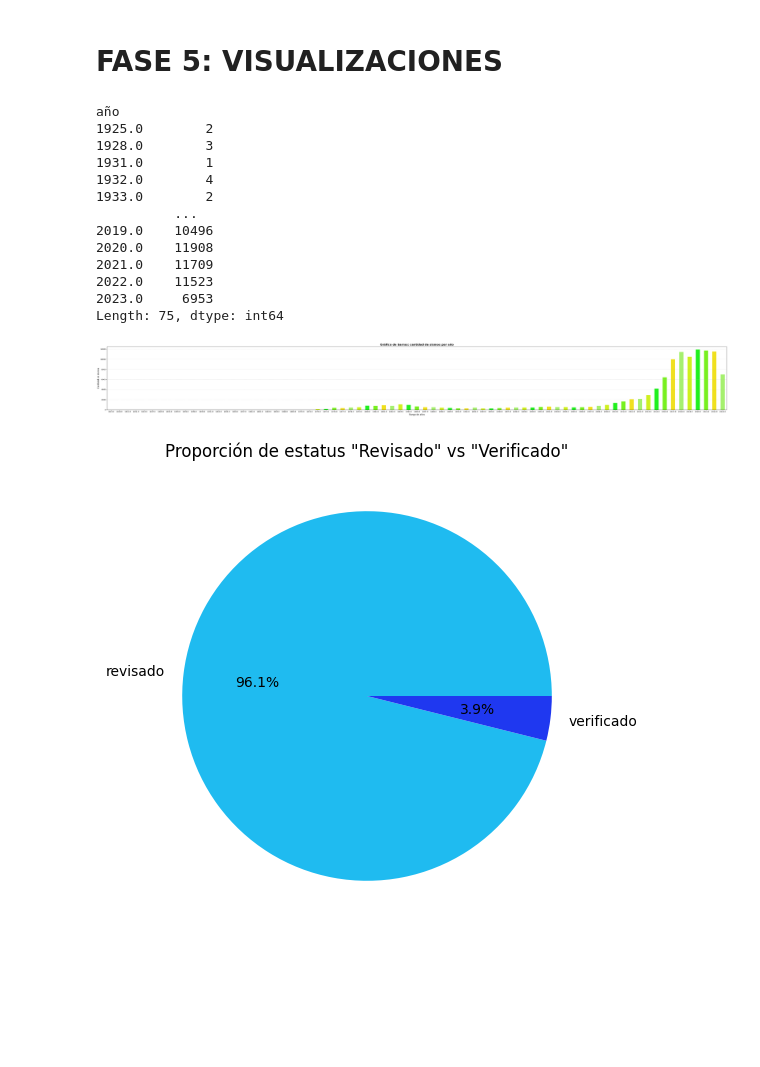
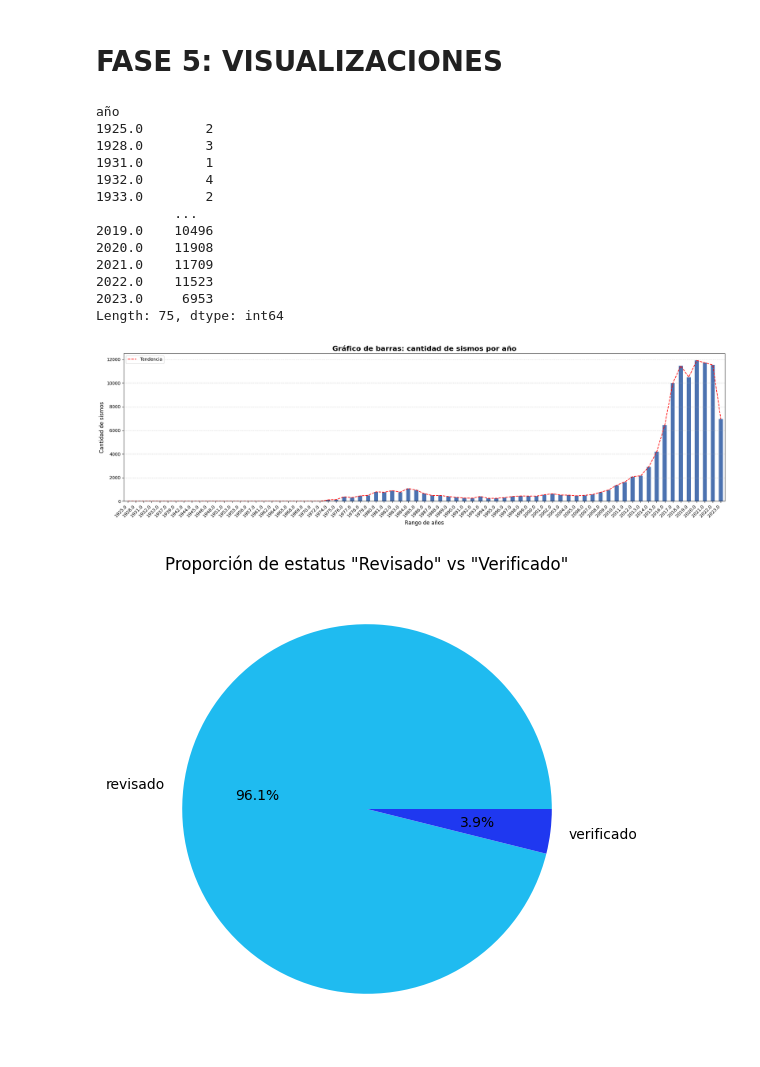
Before and after one commit to alfavinyl/Sismolgico_Nacional_Analisis_de_datos, a Jupyter notebook: Sismológico_nacional.ipynb, the cells around one changed output. Cells and saved outputs as stored; diff of their text form; code cells hidden in the pictures; blank space fills up the shorter version.

```diff
--- a/Sismológico_nacional.ipynb
+++ b/Sismológico_nacional.ipynb
@@ -23,8 +40,9 @@ Archivos en la carpeta: ['SSNMX_catalogo_19230101_20230922.csv']
 # %%
-#conversion de valores object a int y floats
+# Conversion de valores object a int y floats
 # Convertir Magnitud y Profundidad a float
 df_sismos['Magnitud'] = pd.to_numeric(df_sismos['Magnitud'], errors='coerce')
 df_sismos['Profundidad'] = pd.to_numeric(df_sismos['Profundidad'], errors='coerce')
+df_sismos['Fecha local'] = pd.to_datetime(df_sismos['Fecha local'], errors='coerce')
 
 #.shape nos devuelve una tupla de (filas, columnas)
 print(f'Filas: {df_sismos.shape[0]} | Columnas: {df_sismos.shape[1]}')
@@ -436,7 +427,7 @@ año
 # %% [markdown]
 # FASE 5: VISUALIZACIONES
 # %%
-#P18. Gráfico de barras: cantidad de sismos por año
+#18. Gráfico de barras: cantidad de sismos por año
 #Muestra tendencia temporal
 
 #Convertir fecha a datetime
@@ -449,44 +440,42 @@ sismoporaño = df_sismos.groupby('año').size()
 print(sismoporaño )
 
 #comienza a graficar
-
 import matplotlib.pyplot as plt
-fig , ax = plt.subplots(figsize = (50,6)) #figura en blanco con tamaño 10,6
-
-colores_barras = ['#CFF01F', '#21F01F', '#78F01F', '#F0E01F', '#A6F06F']
-
+fig , ax = plt.subplots(figsize = (20,6)) #figura en blanco con tamaño 10,6
 
 sismoporaño.plot(
     kind='bar',
     ax=ax,
     rot=0,
-    color = colores_barras)
+    color = '#4C72B0')
 
-#personificar
+ax.plot(range(len(sismoporaño)), sismoporaño.values,
+        color='red', linewidth=1.5, linestyle='--', label='Tendencia')
+ax.legend()
+
+#personalizar
 ax.set_title('Gráfico de barras: cantidad de sismos por año', fontsize=16, fontweight='bold')
 ax.set_ylabel('Cantidad de sismos', fontsize=12)
 ax.set_xlabel('Rango de años', fontsize=12)
-
-
 ax.grid(axis='y', linestyle='--', alpha=0.5)
 
 #ax.legend(title='Métrica', labels=['Mínimo', 'Máximo', 'Promedio'])
-
+plt.xticks(rotation=45, ha='right')
 plt.tight_layout()
 plt.show()
 # %% [output]
 año
 1925.0        2
 1928.0        3
 1931.0        1
 1932.0        4
 1933.0        2
           ...
 2019.0    10496
 2020.0    11908
 2021.0    11709
 2022.0    11523
 2023.0     6953
 Length: 75, dtype: int64
-[figure, old version]
+[figure, new version]
 # %%
```
Also changed, not shown: parts of 28 cells of this notebook.
